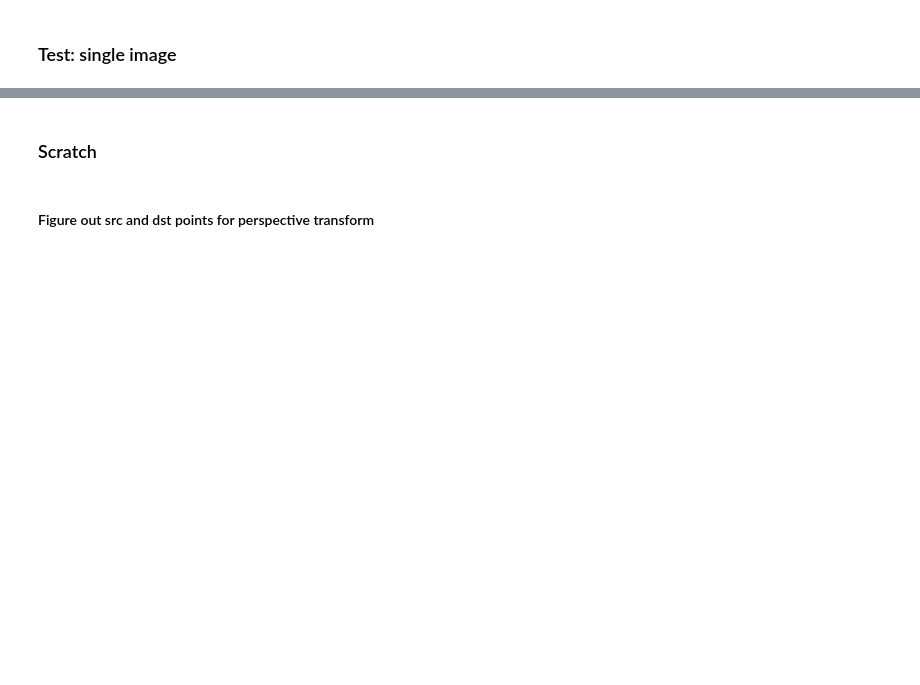
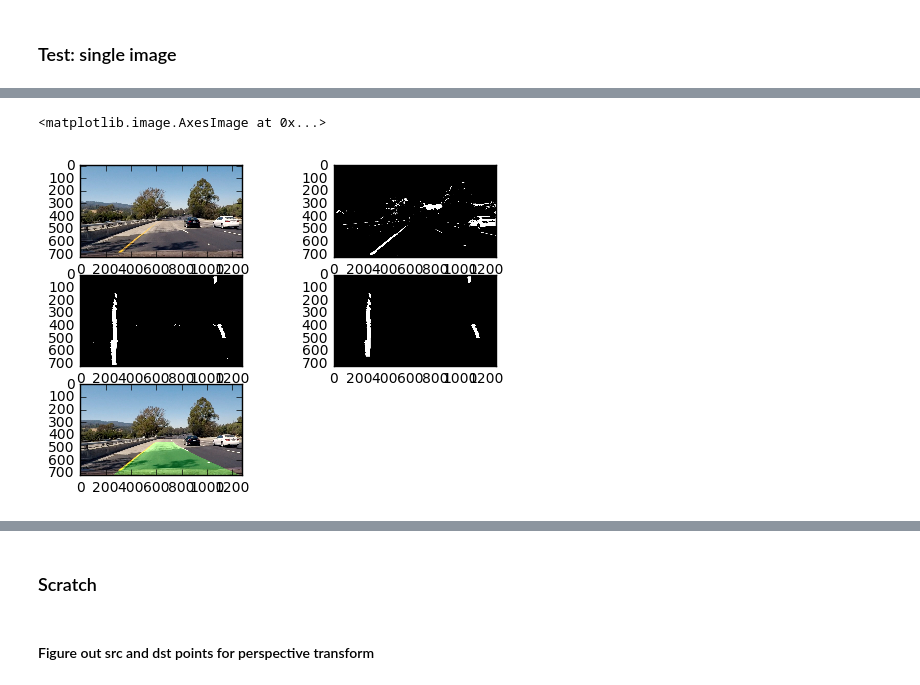
Before and after one commit to sirpsycho85/CarND-Advanced-Lane-Lines, a Jupyter notebook: Advanced lane lines.ipynb, the cells around one changed output, grey strips where cells are left out. Saved outputs shown, nothing was run; the diff lists cells and outputs as text; code cells hidden in the pictures; blank space fills up the shorter version.

```diff
--- a/Advanced lane lines.ipynb
+++ b/Advanced lane lines.ipynb
@@ -385,0 +585,17 @@ plt.imshow(result)
+# %%
+img = mpimg.imread('test_images/test4.jpg')
+undist,binary,transformed,lines,lane,curvature = \
+    image_pipeline(img,mtx,dist,left=None,right=None)
+plt.subplot(3,2,1)
+plt.imshow(img)
+plt.subplot(3,2,2)
+plt.imshow(binary,cmap='gray')
+plt.subplot(3,2,3)
+plt.imshow(transformed,cmap='gray')
+plt.subplot(3,2,4)
+plt.imshow(lines,cmap='gray')
+plt.subplot(3,2,5)
+plt.imshow(lane)
+# %% [output]
+<matplotlib.image.AxesImage at 0x...>
+[figure, added]
```
Also changed, not shown: parts of 77 cells of this notebook, 10 other files.
